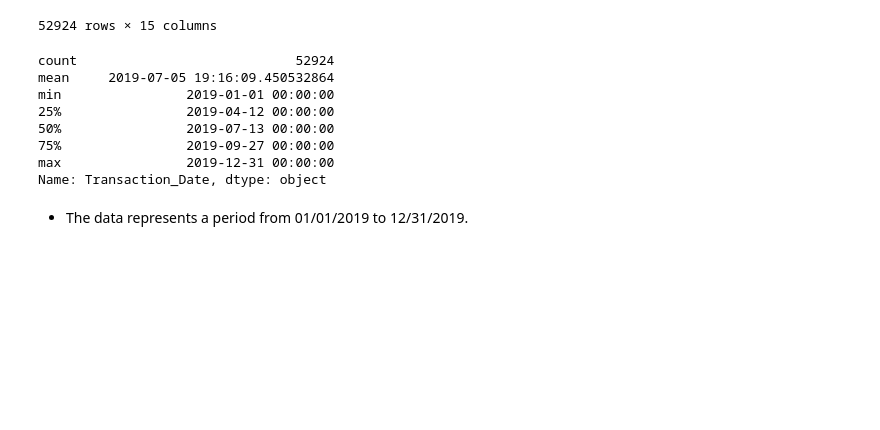
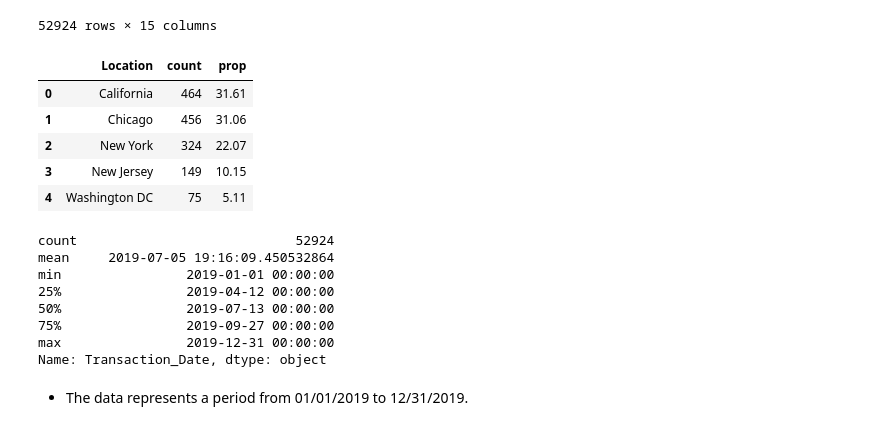
Before and after one commit to mateusengq/MKT-INSIGHTS-ECOMMERCE, a Jupyter notebook: EDA.ipynb, the cells around one changed output. Drawn from its saved outputs; the diff is of its cells as text; code cells hidden in the pictures; blank space fills up the shorter version.

```diff
--- a/EDA.ipynb
+++ b/EDA.ipynb
@@ -476,6 +474,17 @@ data_tmp
 | 52922 | 14600 | 48496 | 2019-12-31 | GGOENEBQ079199 | Nest Protect Smoke + CO White Wir... | Nest-USA | ... |
 | 52923 | 14600 | 48497 | 2019-12-31 | GGOENEBQ079099 | Nest Protect Smoke + CO White Bat... | Nest-USA | ... |
 52924 rows × 15 columns
+# %%
+## Customer Location
+
+proportion_calc(CustomerData, 'Location')
+# %% [output]
+|  | Location | count | prop |
+| 0 | California | 464 | 31.61 |
+| 1 | Chicago | 456 | 31.06 |
+| 2 | New York | 324 | 22.07 |
+| 3 | New Jersey | 149 | 10.15 |
+| 4 | Washington DC | 75 | 5.11 |
 # %%
 data_tmp['Transaction_Date'].describe()
 # %% [output]
```
Also changed, not shown: parts of 3 cells of this notebook, 1 other file.
